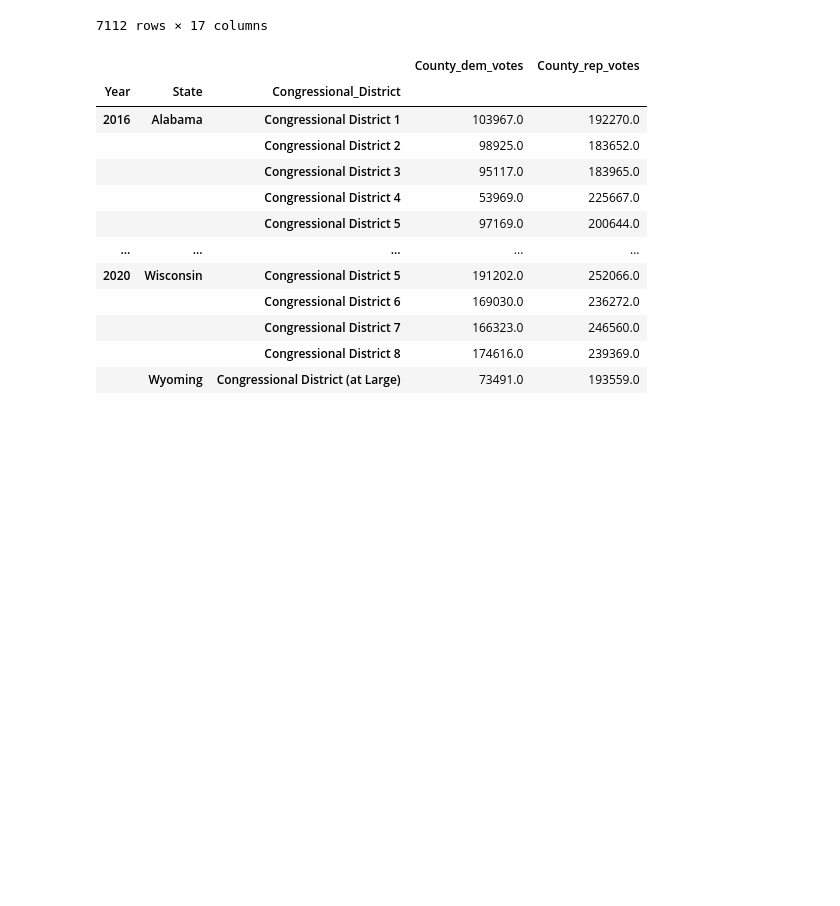
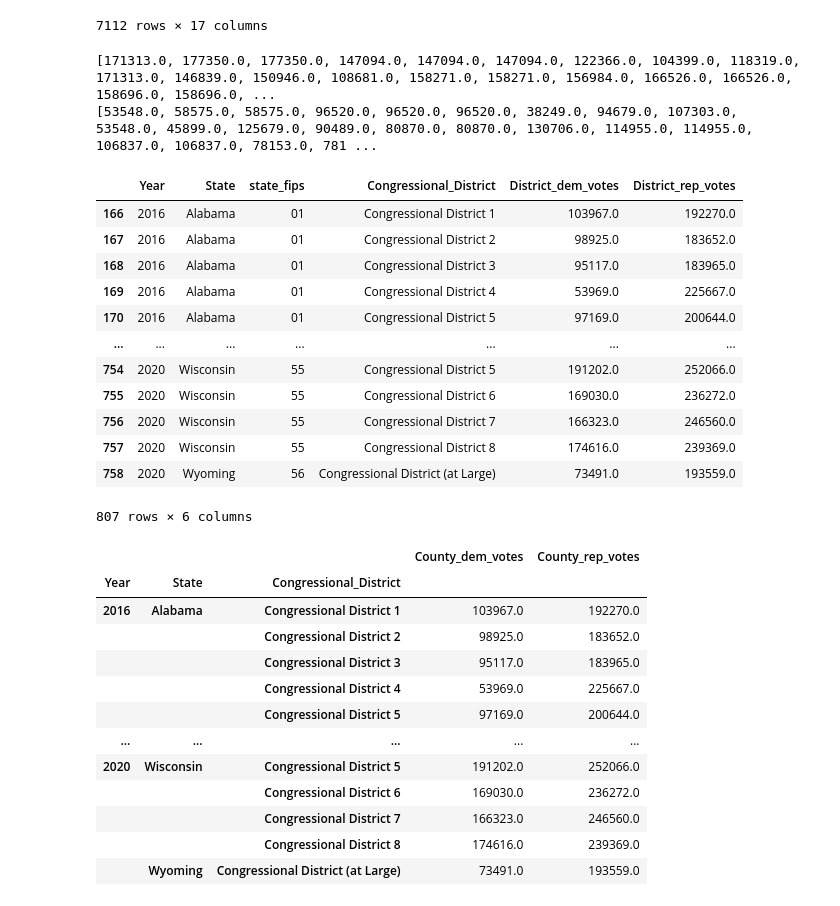
Before and after one commit to SamSims/Pro3_Group4, a Jupyter notebook: DataCleaning.ipynb, the cells around one changed output. Saved outputs shown, nothing was run; the diff lists cells and outputs as text; code cells hidden in the pictures; blank space fills up the shorter version.

Commit message:
corrected district votes json and csv

```diff
--- a/DataCleaning.ipynb
+++ b/DataCleaning.ipynb
@@ -164,7 +164,7 @@ elecdict
   'county_end_date': None},
  ...]
 # %%
-countycondist = pd.read_csv("./Data/Counties&CongressionalDistricts2016&2020.csv")
+countycondist = pd.read_csv("./Data/2016_2020_Counties_Districts.csv")
 countycondist.head()
 # %% [output]
 |  | Year | Geography | County | Congressional District | State | Total Population | 18 years and over | ... |
@@ -412,0 +419,38 @@ countydistwitheleccopy["Congressional_District"] = countydistwitheleccopy["Congr
+# %%
+distrepvotes = []
+distdemvotes = []
+for index, row in countydistwitheleccopy.iterrows():
+    samedist = countydistwitheleccopy.loc[(countydistwitheleccopy['Congressional_District']==row['Congressional_District'])&(countydistwitheleccopy['Year']==row["Year"])&(countydistwitheleccopy['State']==row["State"])]
+    repsum = samedist["County_rep_votes"].sum()
+    demsum = samedist["County_dem_votes"].sum()
+    distrepvotes.append(repsum)
+    distdemvotes.append(demsum)
+
+print(distdemvotes)
+print(distrepvotes)
+# %% [output]
+[171313.0, 177350.0, 177350.0, 147094.0, 147094.0, 147094.0, 122366.0, 104399.0, 118319.0, 171313.0, 146839.0, 150946.0, 108681.0, 158271.0, 158271.0, 156984.0, 166526.0, 166526.0, 158696.0, 158696.0, ...
+[53548.0, 58575.0, 58575.0, 96520.0, 96520.0, 96520.0, 38249.0, 94679.0, 107303.0, 53548.0, 45899.0, 125679.0, 90489.0, 80870.0, 80870.0, 130706.0, 114955.0, 114955.0, 106837.0, 106837.0, 78153.0, 781 ...
+# %%
+elecbydist1 = countydistwitheleccopy
+elecbydist1["District_dem_votes"] = distdemvotes
+elecbydist1["District_rep_votes"] = distrepvotes
+elecbydist2 = elecbydist1[["Year","State","state_fips","Congressional_District","District_dem_votes","District_rep_votes"]]
+elecbydist2 = elecbydist2.drop_duplicates()
+elecbydist2 = elecbydist2.reset_index(drop=True)
+elecbydist2 = elecbydist2.sort_values(["Year","State","Congressional_District"],ascending=[True,True,True])
+elecbydist2
+# %% [output]
+|  | Year | State | state_fips | Congressional_District | District_dem_votes | District_rep_votes |
+| 166 | 2016 | Alabama | 01 | Congressional District 1 | 103967.0 | 192270.0 |
+| 167 | 2016 | Alabama | 01 | Congressional District 2 | 98925.0 | 183652.0 |
+| 168 | 2016 | Alabama | 01 | Congressional District 3 | 95117.0 | 183965.0 |
+| 169 | 2016 | Alabama | 01 | Congressional District 4 | 53969.0 | 225667.0 |
+| 170 | 2016 | Alabama | 01 | Congressional District 5 | 97169.0 | 200644.0 |
+| ... | ... | ... | ... | ... | ... | ... |
+| 754 | 2020 | Wisconsin | 55 | Congressional District 5 | 191202.0 | 252066.0 |
+| 755 | 2020 | Wisconsin | 55 | Congressional District 6 | 169030.0 | 236272.0 |
+| 756 | 2020 | Wisconsin | 55 | Congressional District 7 | 166323.0 | 246560.0 |
+| 757 | 2020 | Wisconsin | 55 | Congressional District 8 | 174616.0 | 239369.0 |
+| 758 | 2020 | Wyoming | 56 | Congressional District (at Large) | 73491.0 | 193559.0 |
+807 rows × 6 columns
```
Also changed, not shown: parts of 4 cells of this notebook, 3 other files.
